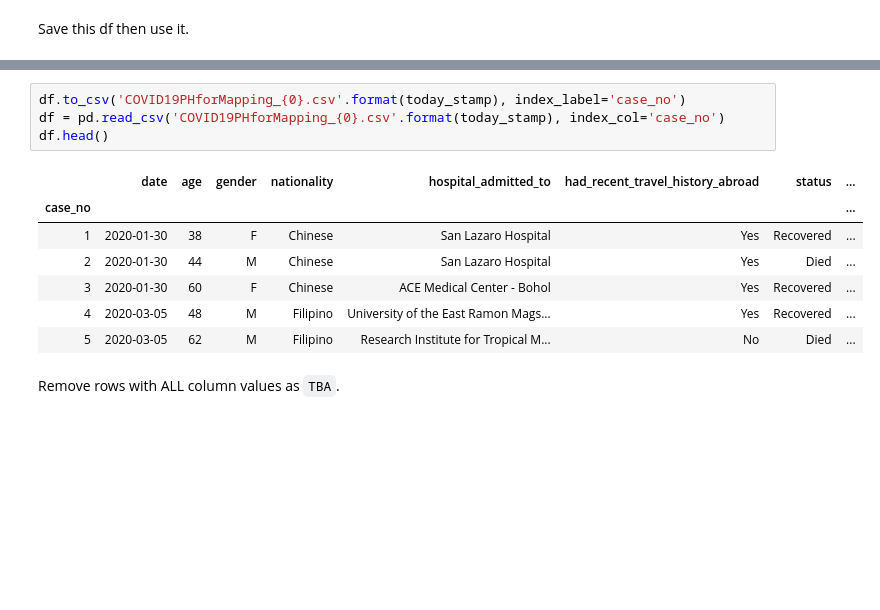
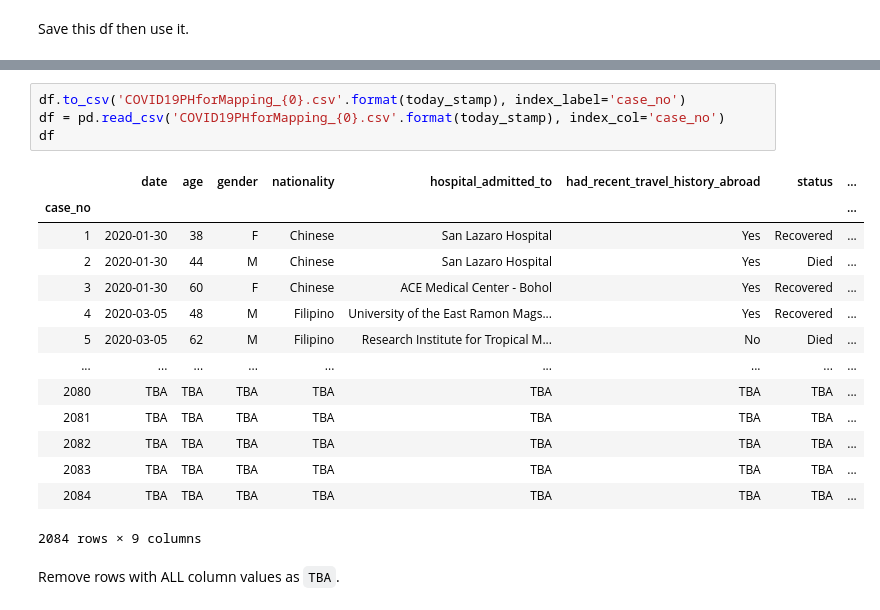
Before and after one commit to LanzLagman/COVID19PH-Cluster-Map, a Jupyter notebook: COVID19PH Map Data Preparation.ipynb, the cells around one changed output, grey strips where cells are left out. Saved outputs shown, nothing was run; the diff lists cells and outputs as text; blank space fills up the shorter version.

````diff
--- a/COVID19PH Map Data Preparation.ipynb
+++ b/COVID19PH Map Data Preparation.ipynb
@@ -61,15 +61,22 @@ today_stamp
 # %%
 df.to_csv('COVID19PHforMapping_{0}.csv'.format(today_stamp), index_label='case_no')
 df = pd.read_csv('COVID19PHforMapping_{0}.csv'.format(today_stamp), index_col='case_no')
-df.head()
+df
 # %% [output]
 |  | date | age | gender | nationality | hospital_admitted_to | had_recent_travel_history_abroad | status | ... |
 | case_no |  |  |  |  |  |  |  | ... |
 | 1 | 2020-01-30 | 38 | F | Chinese | San Lazaro Hospital | Yes | Recovered | ... |
 | 2 | 2020-01-30 | 44 | M | Chinese | San Lazaro Hospital | Yes | Died | ... |
 | 3 | 2020-01-30 | 60 | F | Chinese | ACE Medical Center - Bohol | Yes | Recovered | ... |
 | 4 | 2020-03-05 | 48 | M | Filipino | University of the East Ramon Mags... | Yes | Recovered | ... |
 | 5 | 2020-03-05 | 62 | M | Filipino | Research Institute for Tropical M... | No | Died | ... |
+| ... | ... | ... | ... | ... | ... | ... | ... | ... |
+| 2080 | TBA | TBA | TBA | TBA | TBA | TBA | TBA | ... |
+| 2081 | TBA | TBA | TBA | TBA | TBA | TBA | TBA | ... |
+| 2082 | TBA | TBA | TBA | TBA | TBA | TBA | TBA | ... |
+| 2083 | TBA | TBA | TBA | TBA | TBA | TBA | TBA | ... |
+| 2084 | TBA | TBA | TBA | TBA | TBA | TBA | TBA | ... |
+2084 rows × 9 columns
 # %% [markdown]
 Remove rows with ALL column values as ```TBA```.
 # %%
````
Also changed, not shown: parts of 23 cells of this notebook, 4 other files.
